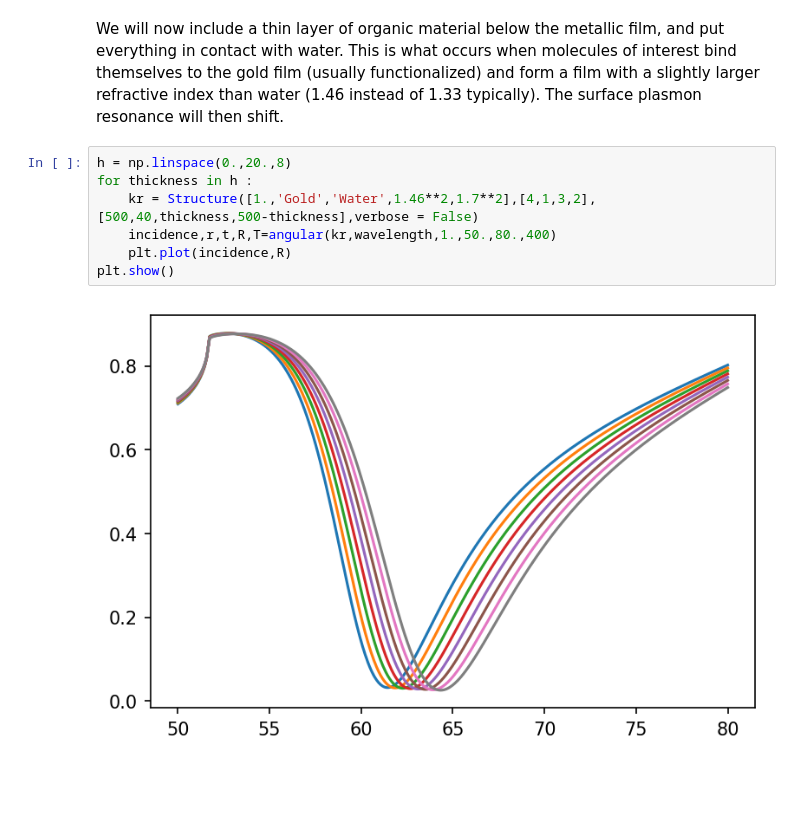
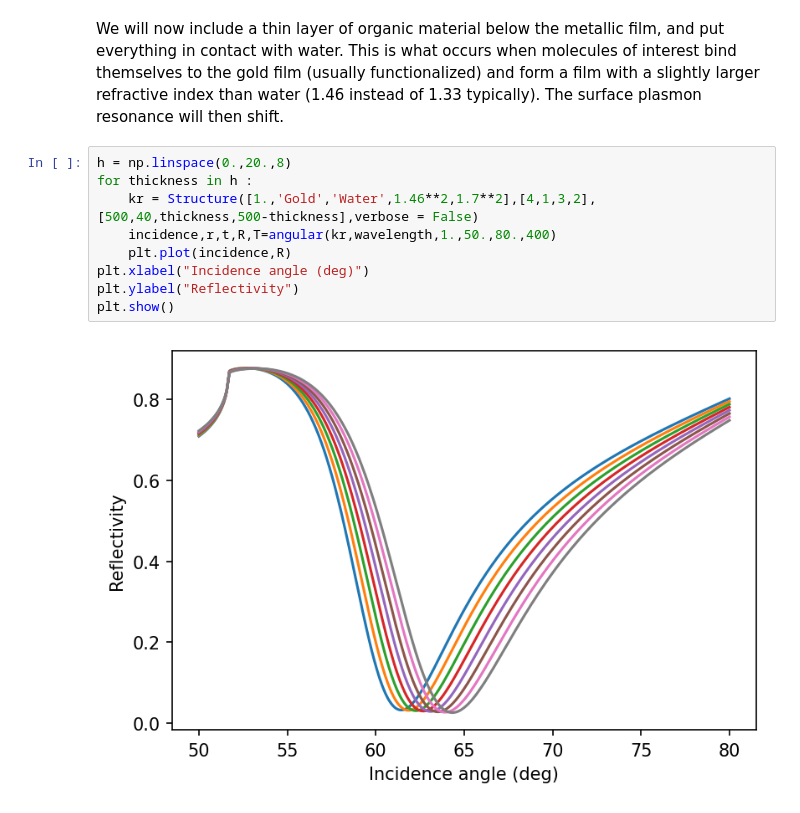
Before and after one commit to AnMoreau/PyMoosh, a Jupyter notebook: notebooks/In-depth_examples/Surface_Plasmon_Resonance.ipynb, the cells around one changed output. Saved outputs shown, nothing was run; the diff lists cells and outputs as text; blank space fills up the shorter version.

```diff
--- a/notebooks/In-depth_examples/Surface_Plasmon_Resonance.ipynb
+++ b/notebooks/In-depth_examples/Surface_Plasmon_Resonance.ipynb
@@ -98,9 +102,11 @@ We will now include a thin layer of organic material below the metallic film, an
 # %%
 h = np.linspace(0.,20.,8)
 for thickness in h :
     kr = Structure([1.,'Gold','Water',1.46**2,1.7**2],[4,1,3,2],[500,40,thickness,500-thickness],verbose = False)
     incidence,r,t,R,T=angular(kr,wavelength,1.,50.,80.,400)
     plt.plot(incidence,R)
+plt.xlabel("Incidence angle (deg)")
+plt.ylabel("Reflectivity")
 plt.show()
 # %% [output]
-[figure, old version]
+[figure, new version]
```
Also changed, not shown: parts of 3 cells of this notebook, 10 other files.
